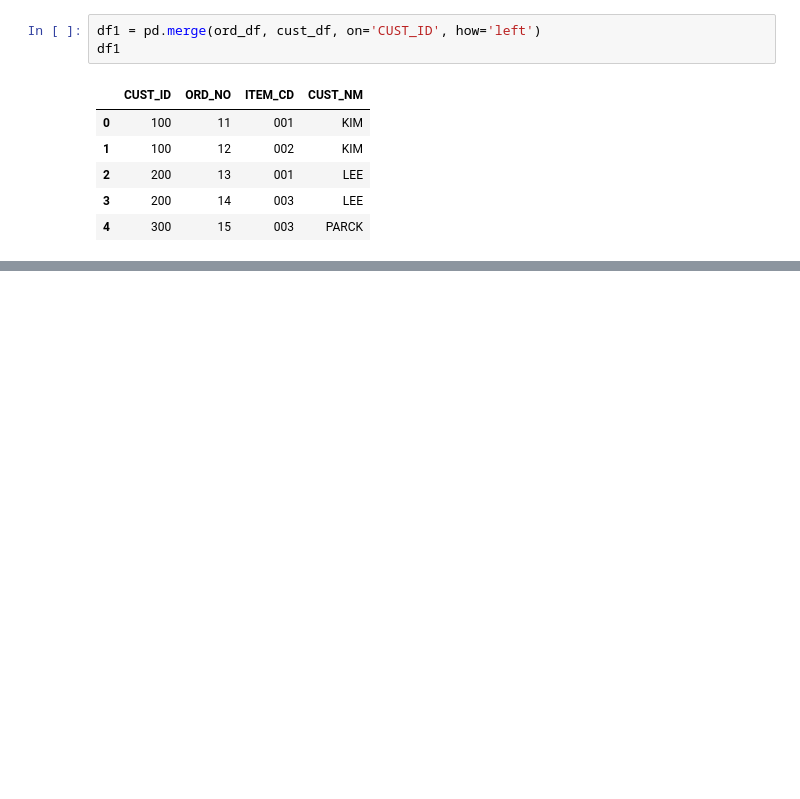
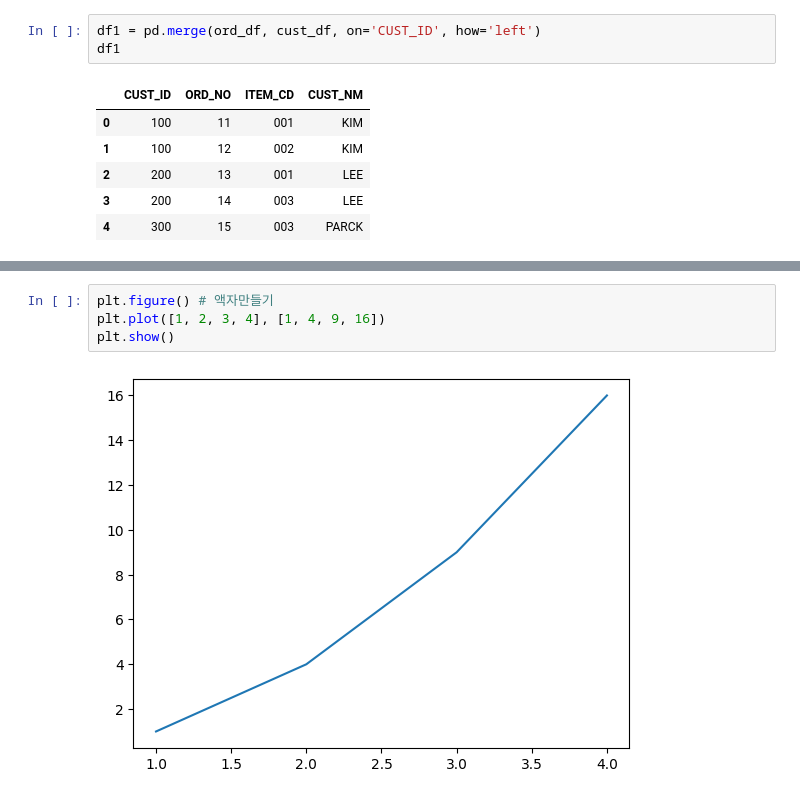
Before and after one commit to junghunam/Python-lets-goooooo, a Jupyter notebook: 파이썬_성장기.ipynb, the cells around one changed output, grey strips where cells are left out. Saved outputs shown, nothing was run; the diff lists cells and outputs as text; blank space fills up the shorter version.

```diff
--- a/파이썬_성장기.ipynb
+++ b/파이썬_성장기.ipynb
@@ -1317,0 +1342,6 @@ df1
+# %%
+plt.figure() # 액자만들기
+plt.plot([1, 2, 3, 4], [1, 4, 9, 16])
+plt.show()
+# %% [output]
+[figure, added]
```
Also changed, not shown: parts of 36 cells of this notebook.
